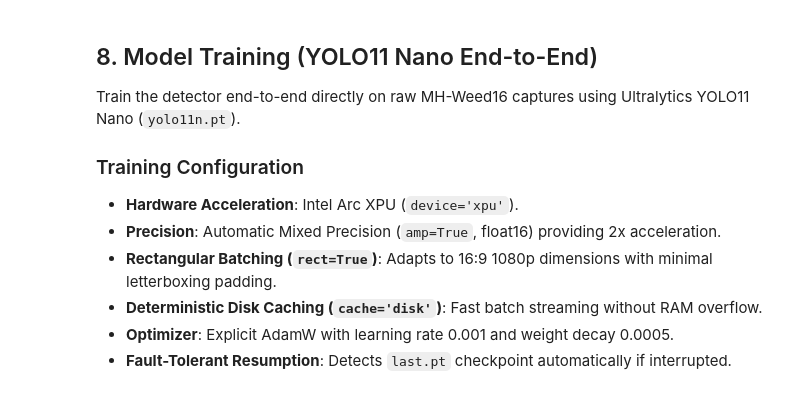
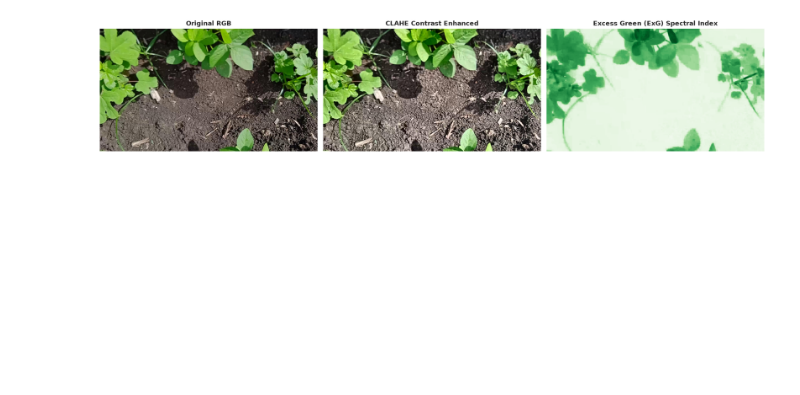
Before and after one commit to om29dev/AIML-weed-detection-project, a Jupyter notebook: MHWeed16_YOLO11_Detection.ipynb, the cells around one changed output. Cells and saved outputs as stored; diff of their text form; code cells hidden in the pictures; blank space fills up the shorter version.

```diff
--- a/MHWeed16_YOLO11_Detection.ipynb
+++ b/MHWeed16_YOLO11_Detection.ipynb
@@ -403,45 +518,37 @@ print("=" * 55)
 # %%
 def apply_clahe(img_rgb, clip_limit=2.0):
     lab = cv2.cvtColor(img_rgb, cv2.COLOR_RGB2LAB)
     l, a, b = cv2.split(lab)
     clahe = cv2.createCLAHE(clipLimit=clip_limit, tileGridSize=(8, 8))
     l_eq = clahe.apply(l)
     return cv2.cvtColor(cv2.merge((l_eq, a, b)), cv2.COLOR_LAB2RGB)
 
 def compute_exg(img_rgb):
-    f = img_rgb.astype(np.float32) / 255.0
-    r, g, b = f[:, :, 0], f[:, :, 1], f[:, :, 2]
-    return 2.0 * g - r - b
+    rf = img_rgb[:, :, 0].astype(np.float32) / 255.0
+    gf = img_rgb[:, :, 1].astype(np.float32) / 255.0
+    bf = img_rgb[:, :, 2].astype(np.float32) / 255.0
+    exg = 2.0 * gf - rf - bf
+    return np.clip((exg + 1.0) / 2.0 * 255.0, 0, 255).astype(np.uint8)
 
-raw_sample = cv2.cvtColor(cv2.imread(str(raw_image_files[0])), cv2.COLOR_BGR2RGB)
-clahe_sample = apply_clahe(raw_sample)
-exg_sample = compute_exg(raw_sample)
+sample_raw = cv2.imread(str(raw_image_files[0]))
+sample_rgb = cv2.cvtColor(sample_raw, cv2.COLOR_BGR2RGB)
+sample_clahe = apply_clahe(sample_rgb)
+sample_exg = compute_exg(sample_rgb)
 
-fig, axes = plt.subplots(1, 3, figsize=(16, 5))
-axes[0].imshow(raw_sample)
-axes[0].set_title("Raw 1080p RGB", fontsize=11)
+fig, axes = plt.subplots(1, 3, figsize=(18, 5))
+axes[0].imshow(sample_rgb)
+axes[0].set_title("Original RGB", fontsize=12, fontweight='bold')
 axes[0].axis('off')
 
-axes[1].imshow(clahe_sample)
-axes[1].set_title("CLAHE Contrast Enhanced", fontsize=11)
+axes[1].imshow(sample_clahe)
+axes[1].set_title("CLAHE Contrast Enhanced", fontsize=12, fontweight='bold')
 axes[1].axis('off')
 
-im3 = axes[2].imshow(exg_sample, cmap='YlGn')
-axes[2].set_title("Excess Green Index (ExG)", fontsize=11)
+axes[2].imshow(sample_exg, cmap='Greens')
+axes[2].set_title("Excess Green (ExG) Spectral Index", fontsize=12, fontweight='bold')
 axes[2].axis('off')
-plt.colorbar(im3, ax=axes[2], fraction=0.046, pad=0.04)
 
 plt.tight_layout()
 plt.show()
+# %% [output]
+[figure, added]
-# %% [markdown]
-## 8. Model Training (YOLO11 Nano End-to-End)
-
-Train the detector end-to-end directly on raw MH-Weed16 captures using Ultralytics YOLO11 Nano (`yolo11n.pt`).
-
-### Training Configuration
-- **Hardware Acceleration**: Intel Arc XPU (`device='xpu'`).
-- **Precision**: Automatic Mixed Precision (`amp=True`, float16) providing 2x acceleration.
-- **Rectangular Batching (`rect=True`)**: Adapts to 16:9 1080p dimensions with minimal letterboxing padding.
-- **Deterministic Disk Caching (`cache='disk'`)**: Fast batch streaming without RAM overflow.
-- **Optimizer**: Explicit AdamW with learning rate 0.001 and weight decay 0.0005.
-- **Fault-Tolerant Resumption**: Detects `last.pt` checkpoint automatically if interrupted.
```
Also changed, not shown: parts of 43 cells of this notebook, 20 other files.
